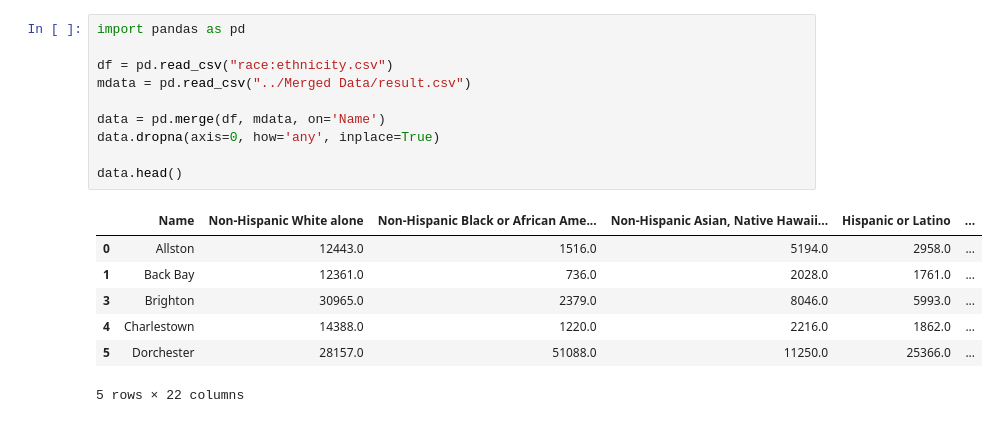
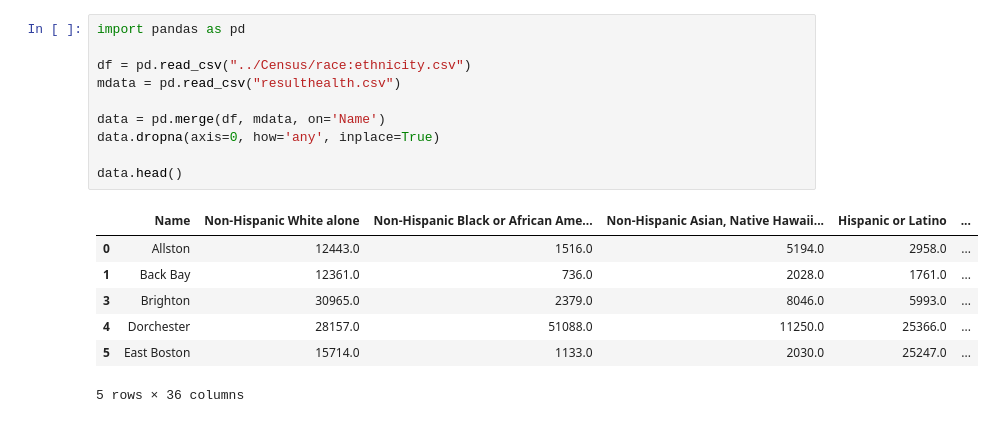
Before and after one commit to BU-Spark/ds-boston-transit-air-quality, a Jupyter notebook: fa23-team-f/data/Census/census.ipynb, the cells around one changed output. Cells and saved outputs as stored; diff of their text form.

```diff
--- a/fa23-team-f/data/Census/census.ipynb
+++ b/fa23-team-f/data/Census/census.ipynb
@@ -1,21 +1,21 @@
 # %%
 import pandas as pd
 
-df = pd.read_csv("race:ethnicity.csv")
-mdata = pd.read_csv("../Merged Data/result.csv")
+df = pd.read_csv("../Census/race:ethnicity.csv")
+mdata = pd.read_csv("resulthealth.csv")
 
 data = pd.merge(df, mdata, on='Name')
 data.dropna(axis=0, how='any', inplace=True)
 
 data.head()
 # %% [output]
 |  | Name | Non-Hispanic White alone | Non-Hispanic Black or African Ame... | Non-Hispanic Asian, Native Hawaii... | Hispanic or Latino | ... |
 | 0 | Allston | 12443.0 | 1516.0 | 5194.0 | 2958.0 | ... |
 | 1 | Back Bay | 12361.0 | 736.0 | 2028.0 | 1761.0 | ... |
 | 3 | Brighton | 30965.0 | 2379.0 | 8046.0 | 5993.0 | ... |
-| 4 | Charlestown | 14388.0 | 1220.0 | 2216.0 | 1862.0 | ... |
-| 5 | Dorchester | 28157.0 | 51088.0 | 11250.0 | 25366.0 | ... |
+| 4 | Dorchester | 28157.0 | 51088.0 | 11250.0 | 25366.0 | ... |
+| 5 | East Boston | 15714.0 | 1133.0 | 2030.0 | 25247.0 | ... |
-5 rows × 22 columns
+5 rows × 36 columns
 # %%
 import pandas as pd
 import seaborn as sns
```
Also changed, not shown: parts of 4 cells of this notebook, 13 other files.
